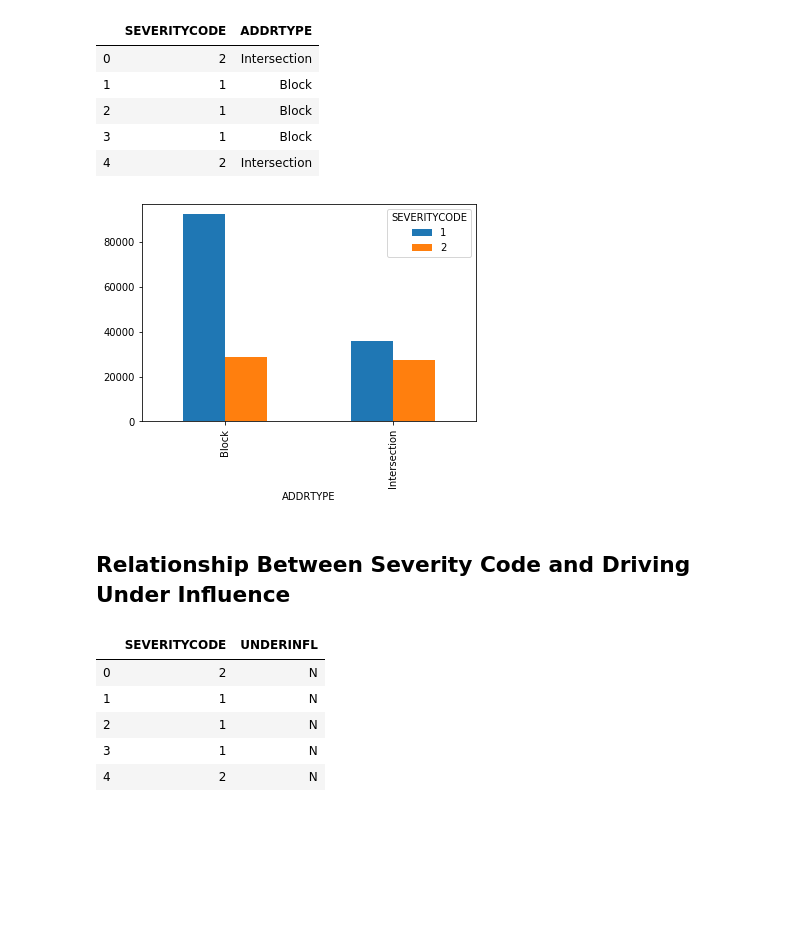
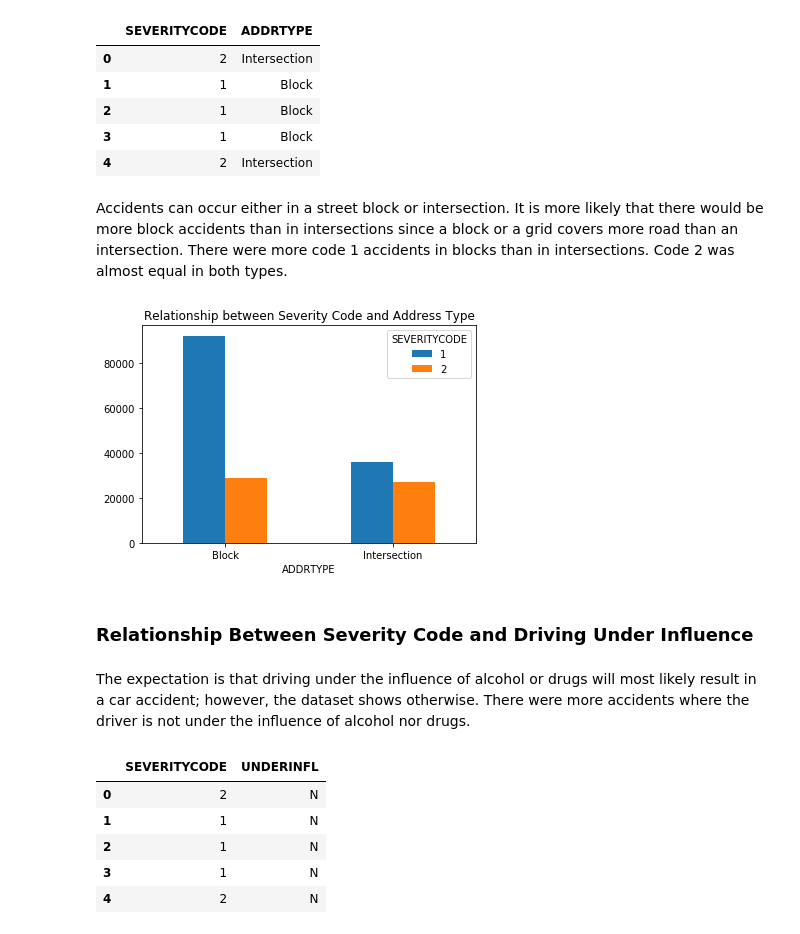
Before and after one commit to renbrent/Coursera_Capstone, a Jupyter notebook: capstone.ipynb, the cells around one changed output. Saved outputs shown, nothing was run; the diff lists cells and outputs as text; code cells hidden in the pictures; blank space fills up the shorter version.

```diff
--- a/capstone.ipynb
+++ b/capstone.ipynb
@@ -50,9 +71,10 @@ Index(['SEVERITYCODE', 'X', 'Y', 'OBJECTID', 'INCKEY', 'COLDETKEY', 'REPORTNO',
 df_clean = df.drop(['OBJECTID', 'INCKEY', 'COLDETKEY', 'REPORTNO',
                     'STATUS', 'INTKEY', 'LOCATION', 'EXCEPTRSNCODE',
                     'EXCEPTRSNDESC', 'SEVERITYCODE.1', 'SEVERITYDESC',
-                    'COLLISIONTYPE', 'INCDTTM', 'INCDTTM', 'JUNCTIONTYPE',
-                    'SDOT_COLCODE', 'SDOT_COLDESC', 'INATTENTIONIND',
-                    'PEDROWNOTGRNT', 'SDOTCOLNUM', 'SPEEDING','ST_COLCODE', 'ST_COLDESC',
-                    'SEGLANEKEY', 'CROSSWALKKEY',], axis=1)
-df_clean.head(20)
+                    'COLLISIONTYPE','PERSONCOUNT', 'PEDCOUNT',
+                    'PEDCYLCOUNT', 'VEHCOUNT', 'INCDTTM', 'JUNCTIONTYPE',
+                    'SDOT_COLDESC', 'INATTENTIONIND',
+                    'PEDROWNOTGRNT','ST_COLDESC', 'SPEEDING','SDOTCOLNUM',
+                    'SEGLANEKEY', 'CROSSWALKKEY'], axis=1)
+df_clean.head()
 # %% [output]
@@ -165,2 +172,4 @@ dtype: object
 # %%
+df_clean['ST_COLCODE'] = df_clean['ST_COLCODE'].astype(int)
 df_clean['INCDATE'] = pd.to_datetime(df_clean['INCDATE'], format='%Y/%m/%d %H:%M:%S+%f').dt.date
+df_clean.head(20)
@@ -392,13 +410,19 @@ df_addr_type.head()
 | 2 | 1 | Block |
 | 3 | 1 | Block |
 | 4 | 2 | Intersection |
+# %% [markdown]
+Accidents can occur either in a street block or intersection. It is more likely that there would be more block accidents than in intersections since a block or a grid covers more road than an intersection. There were more code 1 accidents in blocks than in intersections. Code 2 was almost equal in both types.
 # %%
 df_addr_type.groupby(['ADDRTYPE','SEVERITYCODE']).size().unstack().plot(kind='bar')
+plt.title("Relationship between Severity Code and Address Type")
+plt.xticks(rotation=0)
 plt.show()
 # %% [output]
-[figure, old version]
+[figure, new version]
 # %% [markdown]
-## Relationship Between Severity Code and Driving Under Influence
+### Relationship Between Severity Code and Driving Under Influence
+# %% [markdown]
+The expectation is that driving under the influence of alcohol or drugs will most likely result in a car accident; however, the dataset shows otherwise. There were more accidents where the driver is not under the influence of alcohol nor drugs.
 # %%
 df_under_influence = df_clean[['SEVERITYCODE', 'UNDERINFL']]
 df_under_influence.head()
```
Also changed, not shown: parts of 121 cells of this notebook, 18 other files.
